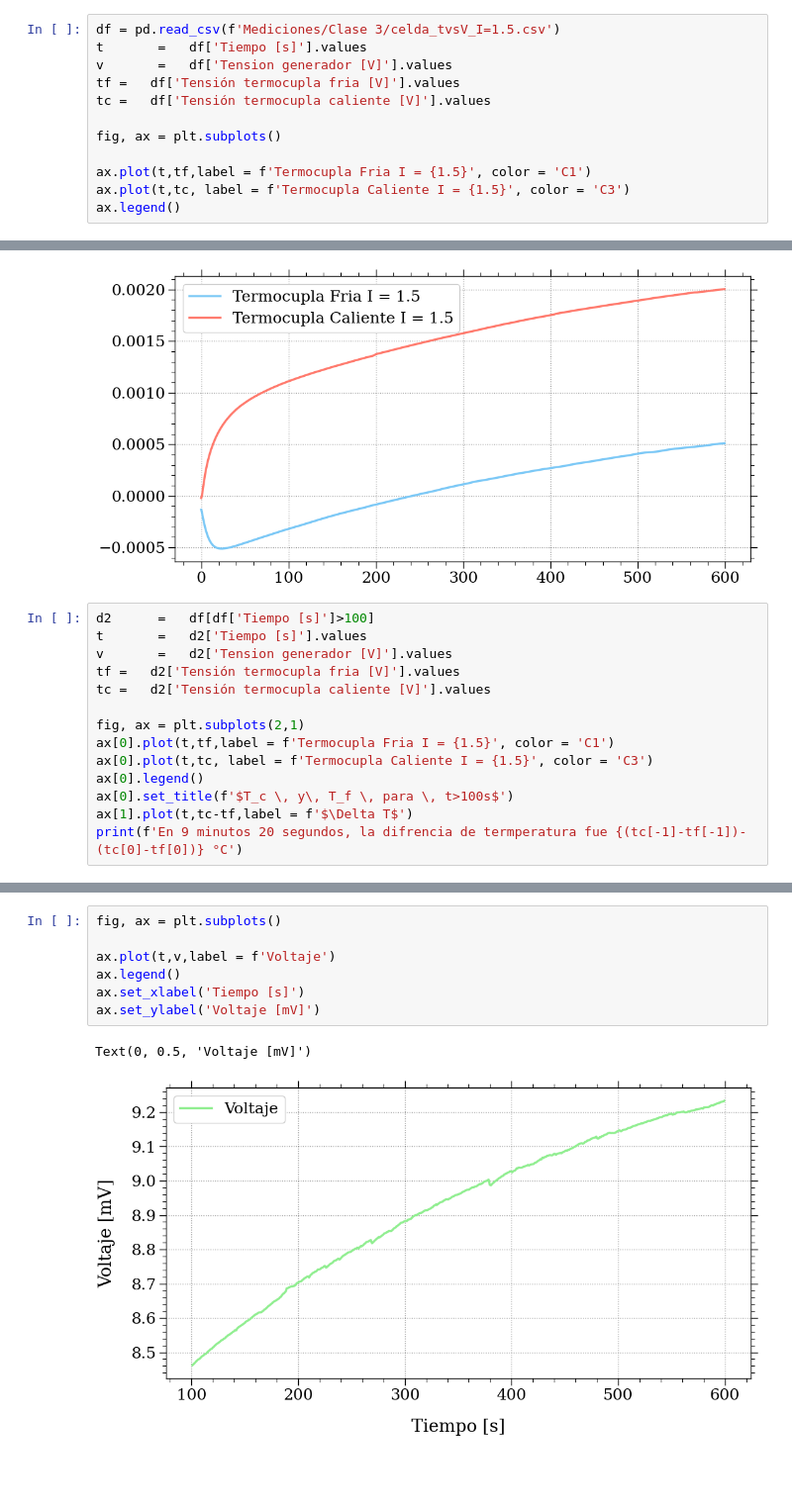
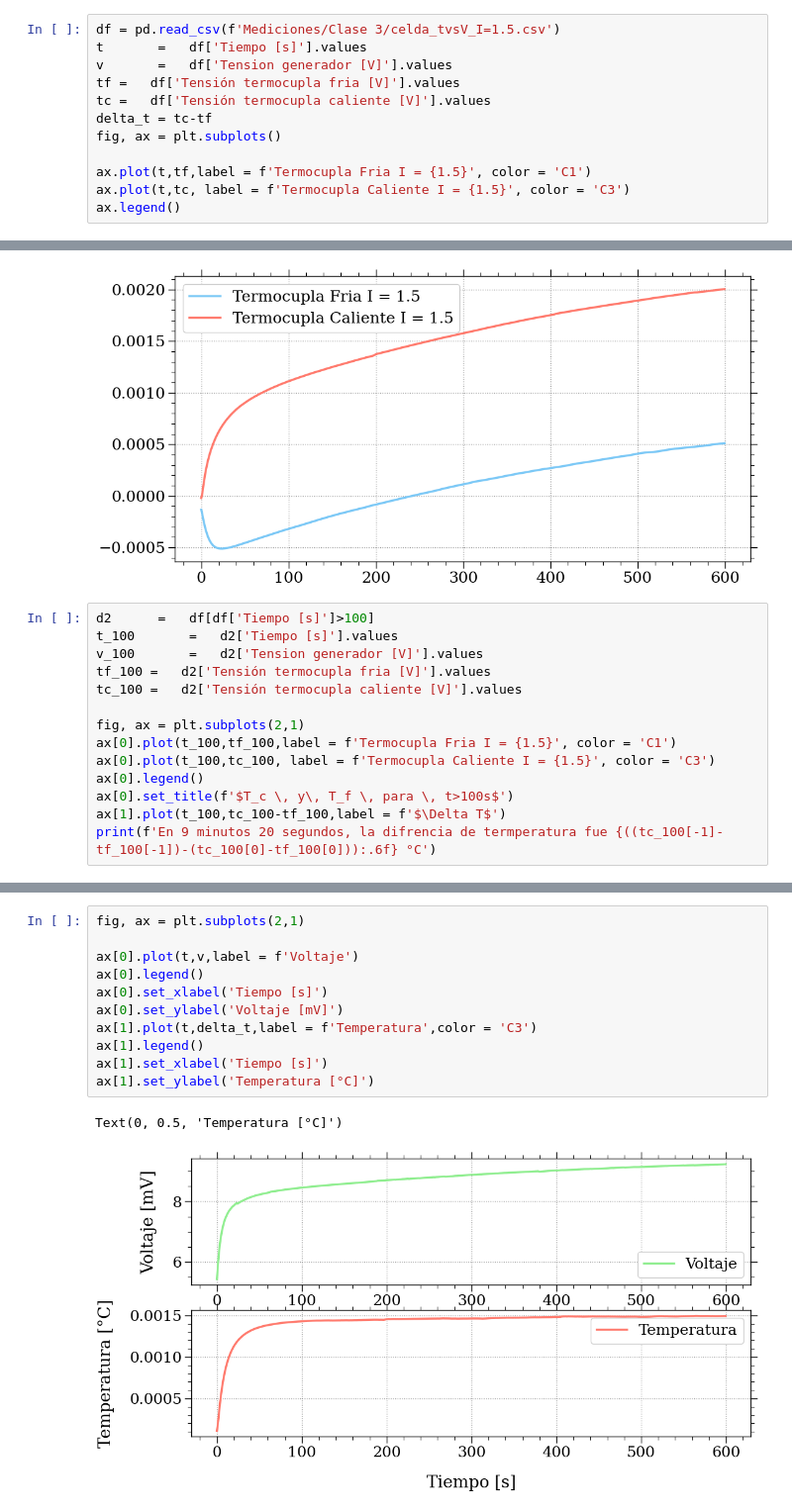
Before and after one commit to mpalomeque01/Peltier, a Jupyter notebook: Corriente I = 1.5A, 10'.ipynb, the cells around one changed output, grey strips where cells are left out. Shown: that part at 99% size. Saved outputs shown, nothing was run; the diff lists cells and outputs as text; blank space fills up the shorter version.

```diff
--- a/Corriente I = 1.5A, 10'.ipynb
+++ b/Corriente I = 1.5A, 10'.ipynb
@@ -12,7 +12,7 @@ t       =   df['Tiempo [s]'].values
 v       =   df['Tension generador [V]'].values
 tf =   df['Tensión termocupla fria [V]'].values
 tc =   df['Tensión termocupla caliente [V]'].values
-
+delta_t = tc-tf
 fig, ax = plt.subplots()
 
 ax.plot(t,tf,label = f'Termocupla Fria I = {1.5}', color = 'C1')
@@ -23,16 +23,16 @@ ax.legend()
 [figure]
 # %%
 d2      =   df[df['Tiempo [s]']>100]
-t       =   d2['Tiempo [s]'].values
-v       =   d2['Tension generador [V]'].values
-tf =   d2['Tensión termocupla fria [V]'].values
-tc =   d2['Tensión termocupla caliente [V]'].values
+t_100       =   d2['Tiempo [s]'].values
+v_100       =   d2['Tension generador [V]'].values
+tf_100 =   d2['Tensión termocupla fria [V]'].values
+tc_100 =   d2['Tensión termocupla caliente [V]'].values
 
 fig, ax = plt.subplots(2,1)
-ax[0].plot(t,tf,label = f'Termocupla Fria I = {1.5}', color = 'C1')
-ax[0].plot(t,tc, label = f'Termocupla Caliente I = {1.5}', color = 'C3')
+ax[0].plot(t_100,tf_100,label = f'Termocupla Fria I = {1.5}', color = 'C1')
+ax[0].plot(t_100,tc_100, label = f'Termocupla Caliente I = {1.5}', color = 'C3')
 ax[0].legend()
 ax[0].set_title(f'$T_c \, y\, T_f \, para \, t>100s$')
-ax[1].plot(t,tc-tf,label = f'$\Delta T$')
-print(f'En 9 minutos 20 segundos, la difrencia de termperatura fue {(tc[-1]-tf[-1])-(tc[0]-tf[0])} °C')
+ax[1].plot(t_100,tc_100-tf_100,label = f'$\Delta T$')
+print(f'En 9 minutos 20 segundos, la difrencia de termperatura fue {((tc_100[-1]-tf_100[-1])-(tc_100[0]-tf_100[0])):.6f} °C')
 # %% [output]
@@ -40,11 +40,15 @@ En 9 minutos 20 segundos, la difrencia de termperatura fue 6.324200000000025e-05
 [figure]
 # %%
-fig, ax = plt.subplots()
+fig, ax = plt.subplots(2,1)
 
-ax.plot(t,v,label = f'Voltaje')
-ax.legend()
-ax.set_xlabel('Tiempo [s]')
-ax.set_ylabel('Voltaje [mV]')
+ax[0].plot(t,v,label = f'Voltaje')
+ax[0].legend()
+ax[0].set_xlabel('Tiempo [s]')
+ax[0].set_ylabel('Voltaje [mV]')
+ax[1].plot(t,delta_t,label = f'Temperatura',color = 'C3')
+ax[1].legend()
+ax[1].set_xlabel('Tiempo [s]')
+ax[1].set_ylabel('Temperatura [°C]')
 # %% [output]
-Text(0, 0.5, 'Voltaje [mV]')
+Text(0, 0.5, 'Temperatura [°C]')
-[figure, old version]
+[figure, new version]
```
Also changed, not shown: parts of 3 cells of this notebook.
